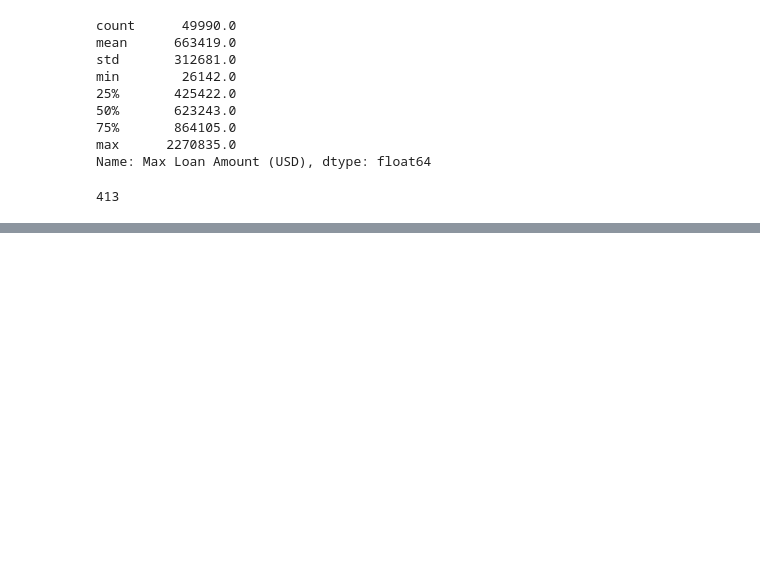
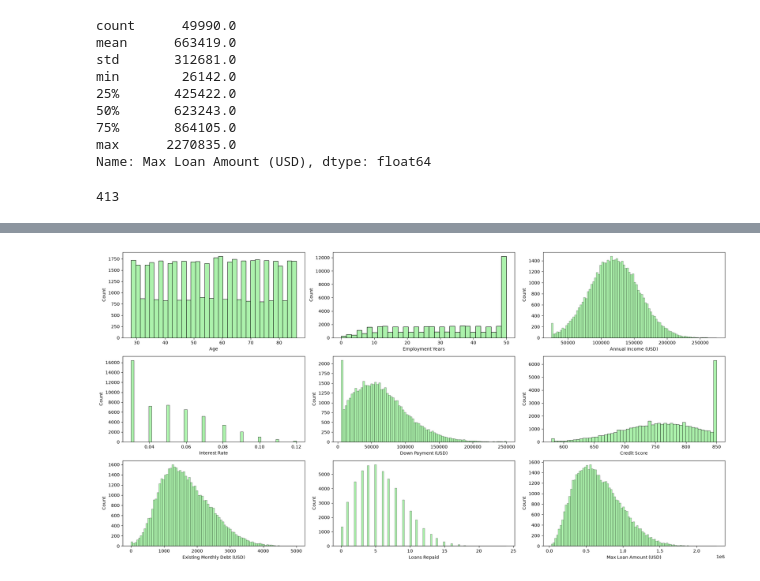
Before and after one commit to coretlwww/mortgage-prediction, a Jupyter notebook: Untitled-1.ipynb, the cells around one changed output, grey strips where cells are left out. Saved outputs shown, nothing was run; the diff lists cells and outputs as text; code cells hidden in the pictures; blank space fills up the shorter version.

Commit message:
numeric data eda

```diff
--- a/Untitled-1.ipynb
+++ b/Untitled-1.ipynb
@@ -144,3 +144,6 @@ upper_whisker = q3 + 1.5 * iqr
 y.where(y > upper_whisker).count().item()
 # %% [output]
 413
+# %%
+numeric_cols = mortgage_data.select_dtypes(include=['int64', 'float64']).columns.tolist()
+numeric_cols
@@ -146,0 +160,20 @@ y.where(y > upper_whisker).count().item()
+# %%
+def create_chart(chart_title):
+    fig, axes = plt.subplots(3, 3, figsize=(20, 10))  # Увеличили высоту до 15, чтобы графики не слипались
+    axes = axes.flatten()  # Делаем массив осей плоским: от 0 до 8
+
+    # Итерируемся по колонкам (без -1, чтобы не терять последнюю)
+    for i, col in enumerate(numeric_cols):
+        if i < len(axes):  # Защита на случай, если колонок больше, чем ячеек (9)
+            chart_title(data=mortgage_data, x=col, ax=axes[i], color='lightgreen')
+
+    # Удаляем пустые (лишние) графики, если колонок оказалось меньше 9
+    for j in range(len(numeric_cols), len(axes)):
+        fig.delaxes(axes[j])
+
+    plt.tight_layout()  # Автоматически настраивает отступы между графиками
+    plt.show()
+# %%
+create_chart(sns.histplot)
+# %% [output]
+[figure, added]
```
Also changed, not shown: parts of 2 cells of this notebook.
